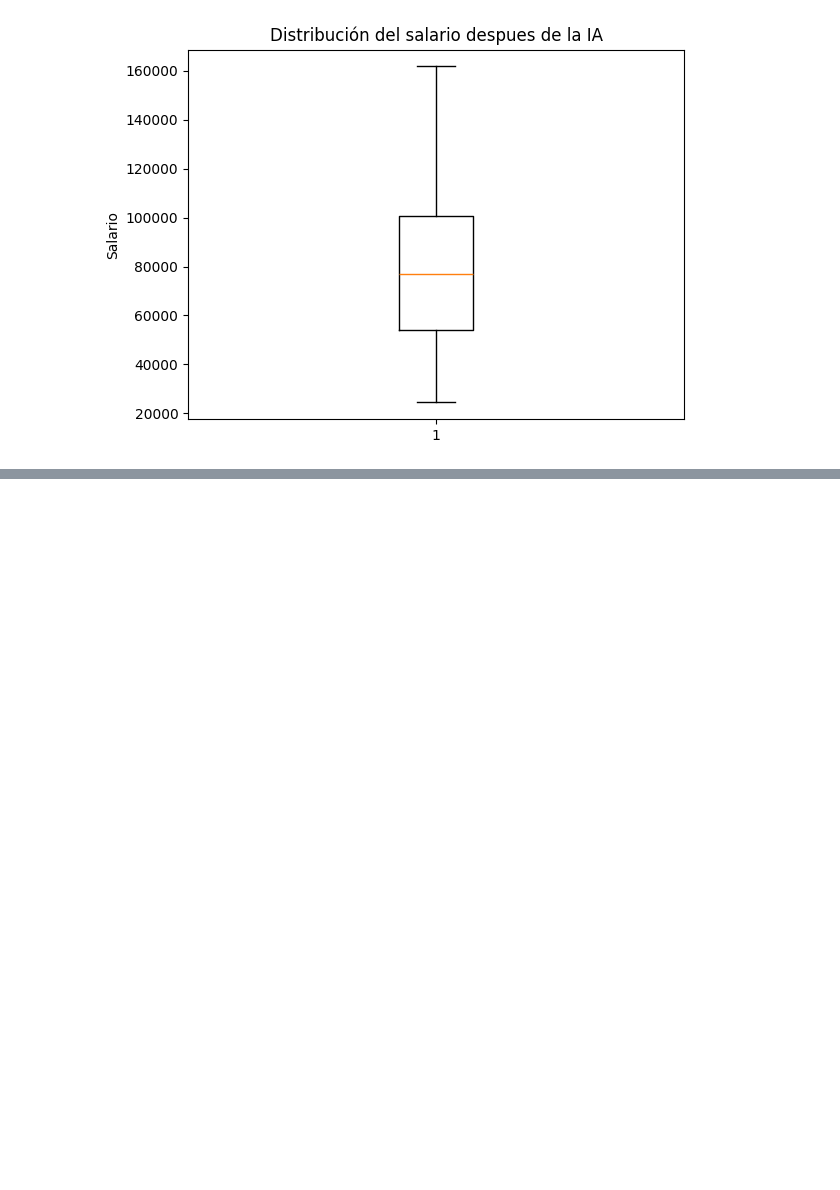
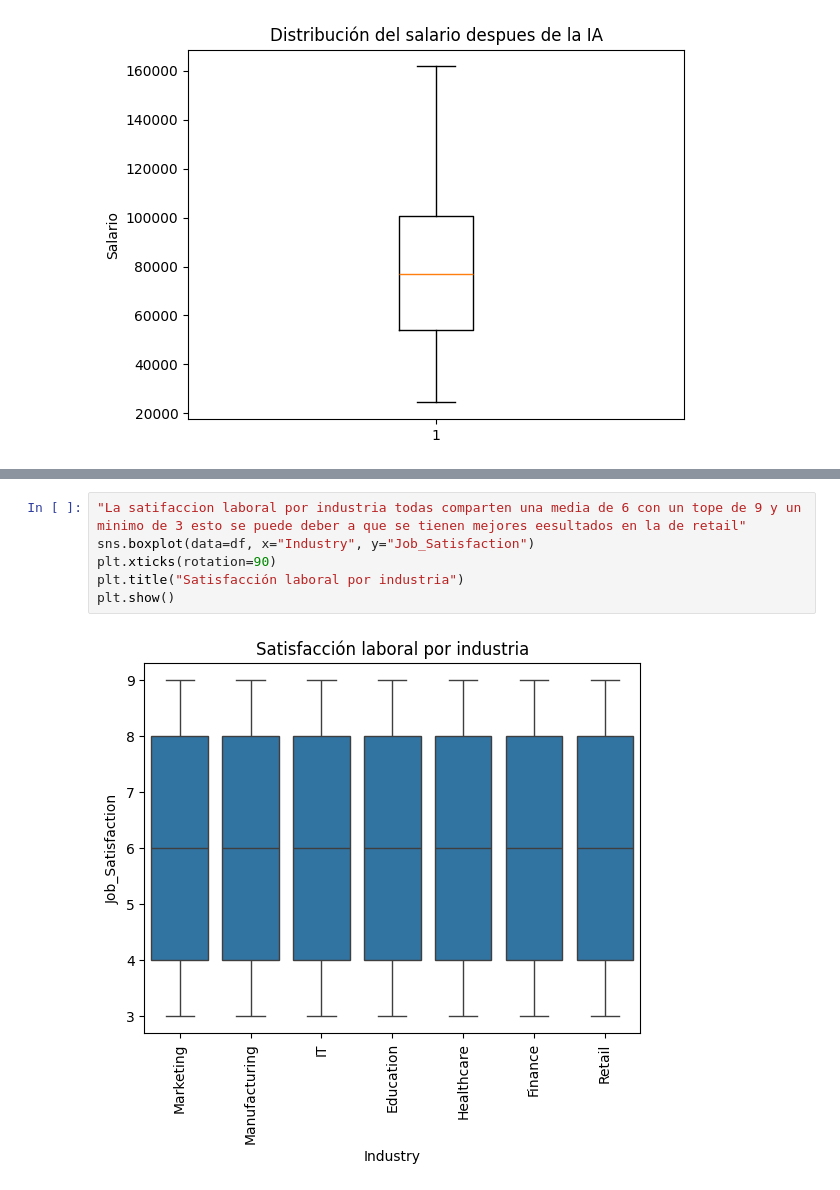
Before and after one commit to sacortez-he/Mineria-de-datos-Ev1, a Jupyter notebook: Ia.ipynb, the cells around one changed output, grey strips where cells are left out. Cells and saved outputs as stored; diff of their text form; blank space fills up the shorter version.

```diff
--- a/Ia.ipynb
+++ b/Ia.ipynb
@@ -208 +225,9 @@ plt.show()
+# %%
+"La satifaccion laboral por industria todas comparten una media de 6 con un tope de 9 y un minimo de 3 esto se puede deber a que se tienen mejores eesultados en la de retail"
+sns.boxplot(data=df, x="Industry", y="Job_Satisfaction")
+plt.xticks(rotation=90)
+plt.title("Satisfacción laboral por industria")
+plt.show()
+# %% [output]
+[figure, added]
 # %%
```
Also changed, not shown: parts of 15 cells of this notebook.
